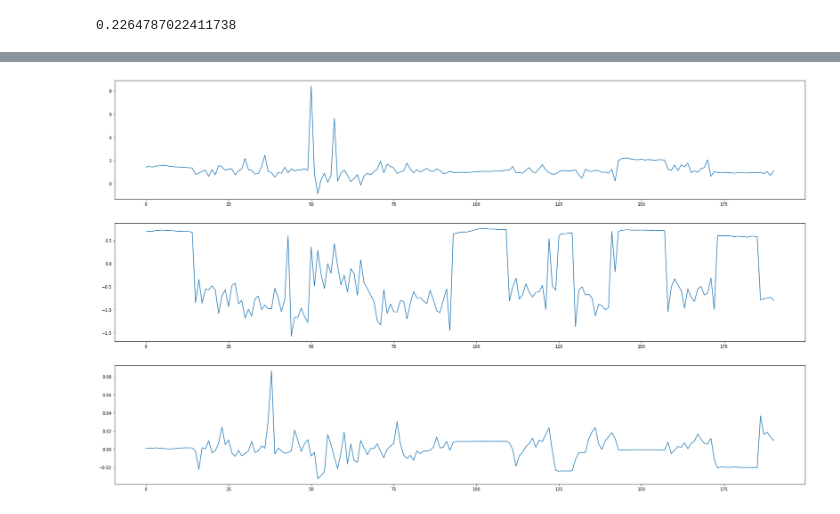
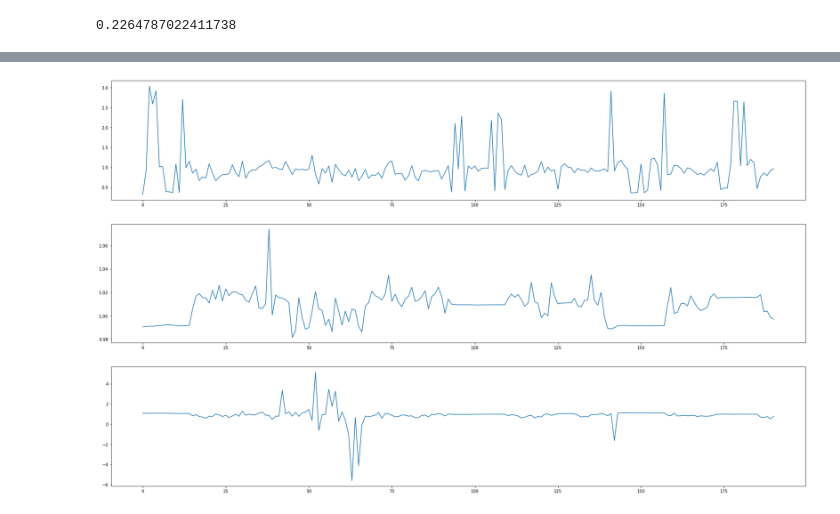
Before and after one commit to KamerC1/Smart_Application_Bio, a Jupyter notebook: notebooks/Asimmetry index range.ipynb, the cells around one changed output, grey strips where cells are left out. Drawn from its saved outputs; the diff is of its cells as text; code cells hidden in the pictures.

```diff
--- a/notebooks/Asimmetry index range.ipynb
+++ b/notebooks/Asimmetry index range.ipynb
@@ -43,0 +46,8 @@ for i in range(0, 191):
+# %%
+magnitude_ND_30m=[]
+aux=[]
+for i in range(0, 191):
+    for j in range(144000*i, 144000*(i+1)-1):
+        aux.append(magnitude_ND[j])
+    magnitude_ND_30m.append(np.mean(aux))
+    aux.clear()
@@ -356,11 +419,11 @@ for i in range(0, 191):
     media_intervallo = np.mean(jerk_D[durata*i : durata*(i+1)-1])
     jerk_std = np.std(jerk_D[durata*i : durata*(i+1)-1])
 
-    LDJ_D_hourly.append(np.log(media_intervallo/jerk_std))
+    LDJ_D_hourly.append(np.log(media_intervallo/jerk_std**3))
 
     media_intervallo = np.mean(jerk_ND[durata*i : durata*(i+1)-1])
     jerk_std = np.std(jerk_ND[durata*i : durata*(i+1)-1])
 
-    LDJ_ND_hourly.append(np.log(media_intervallo/jerk_std))
+    LDJ_ND_hourly.append(np.log(media_intervallo/jerk_std**3))
 
     LDJ_Ratio.append(LDJ_ND_hourly[i]/LDJ_D_hourly[i])
@@ -411,14 +454,14 @@ plt.show()
 # %%
 
 fig= plt.figure(figsize=(30,18))
 ax1=fig.add_subplot(311)
 ax2=fig.add_subplot(312)
 ax3=fig.add_subplot(313)
 
-ax1.plot(LDJ_Ratio)
-ax2.plot(LDJ_ND_hourly)
-ax3.plot(magnitude_Difference)
+ax1.plot(LDJ_Ratio_x)
+ax2.plot(magnitude_ND_30m)
+ax3.plot(LDJ_Ratio)
 
 plt.show()
 # %% [output]
-[figure, old version]
+[figure, new version]
```
Also changed, not shown: parts of 15 cells of this notebook.
